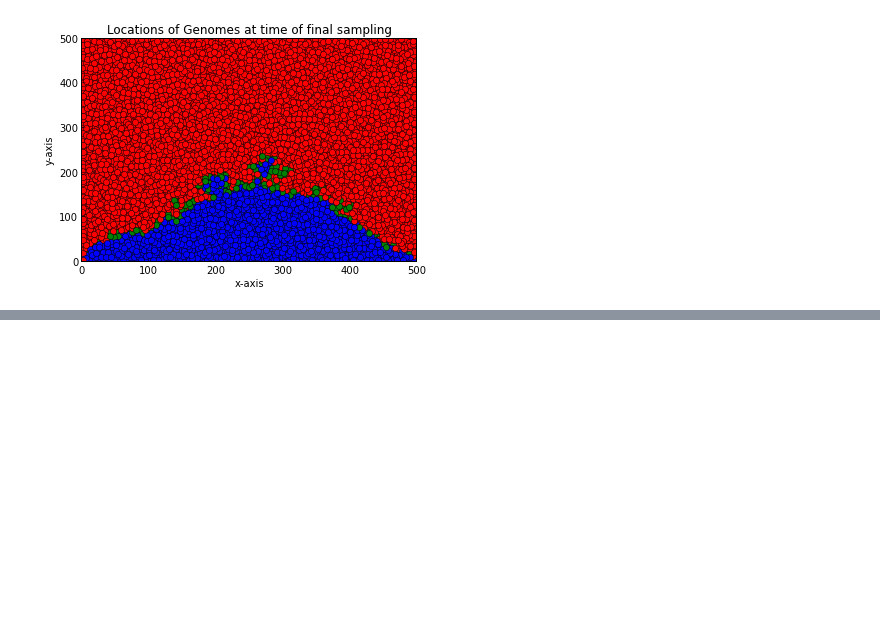
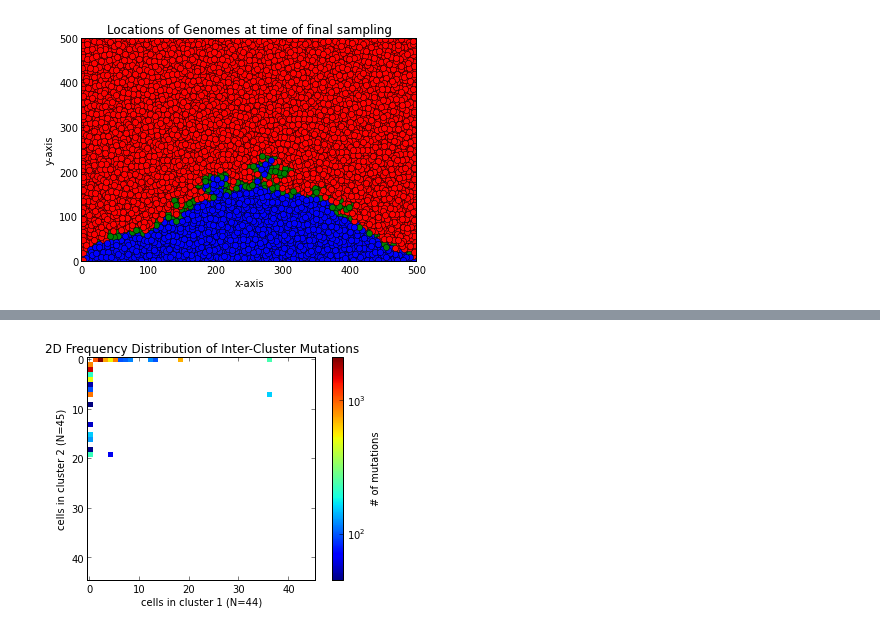
Before and after one commit to zafarali/metastasis, a Jupyter notebook: joint_large.ipynb, the cells around one changed output, grey strips where cells are left out. Saved outputs shown, nothing was run; the diff lists cells and outputs as text; code cells hidden in the pictures; blank space fills up the shorter version.

```diff
--- a/joint_large.ipynb
+++ b/joint_large.ipynb
@@ -79,0 +134,6 @@ array([68995, 17376,  5516,  3948,  2031,  1402,   713,   599,   450,
+# %%
+# clusters seem to be spacially close but genetically diverged
+joint = pp.frequency_analyze_ND( [ cluster_1 , cluster_2 ] )
+PostProcess.plot_2D_frequency(joint)
+# %% [output]
+[figure, added]
```
Also changed, not shown: parts of 42 cells of this notebook.
